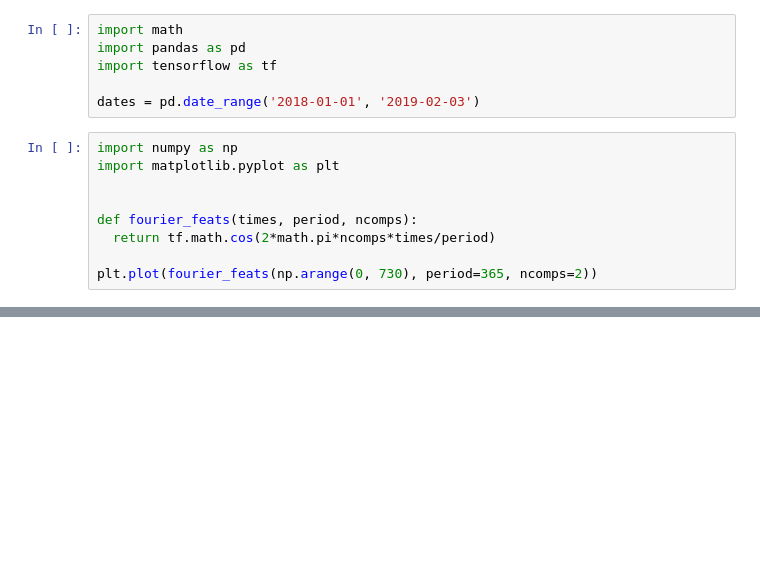
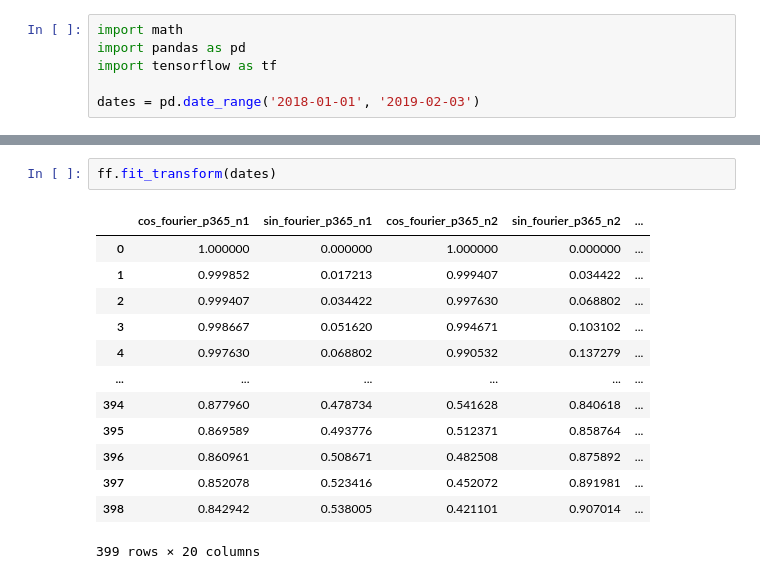
Before and after one commit to RoetGer/decisions-under-uncertainty, a Jupyter notebook: solved_problems.ipynb, the cells around one changed output, grey strips where cells are left out. Drawn from its saved outputs; the diff is of its cells as text; blank space fills up the shorter version.

```diff
--- a/solved_problems.ipynb
+++ b/solved_problems.ipynb
@@ -1756,12 +1756,3 @@ import pandas as pd
 import tensorflow as tf
 
 dates = pd.date_range('2018-01-01', '2019-02-03')
-# %%
-import numpy as np
-import matplotlib.pyplot as plt
-
-
-def fourier_feats(times, period, ncomps):
-  return tf.math.cos(2*math.pi*ncomps*times/period)
-
-plt.plot(fourier_feats(np.arange(0, 730), period=365, ncomps=2))
@@ -1770,0 +1906,16 @@ plt.plot(fourier_feats(np.arange(0, 730), period=365, ncomps=2))
+# %%
+ff.fit_transform(dates)
+# %% [output]
+|  | cos_fourier_p365_n1 | sin_fourier_p365_n1 | cos_fourier_p365_n2 | sin_fourier_p365_n2 | ... |
+| 0 | 1.000000 | 0.000000 | 1.000000 | 0.000000 | ... |
+| 1 | 0.999852 | 0.017213 | 0.999407 | 0.034422 | ... |
+| 2 | 0.999407 | 0.034422 | 0.997630 | 0.068802 | ... |
+| 3 | 0.998667 | 0.051620 | 0.994671 | 0.103102 | ... |
+| 4 | 0.997630 | 0.068802 | 0.990532 | 0.137279 | ... |
+| ... | ... | ... | ... | ... | ... |
+| 394 | 0.877960 | 0.478734 | 0.541628 | 0.840618 | ... |
+| 395 | 0.869589 | 0.493776 | 0.512371 | 0.858764 | ... |
+| 396 | 0.860961 | 0.508671 | 0.482508 | 0.875892 | ... |
+| 397 | 0.852078 | 0.523416 | 0.452072 | 0.891981 | ... |
+| 398 | 0.842942 | 0.538005 | 0.421101 | 0.907014 | ... |
+399 rows × 20 columns
```
Also changed, not shown: parts of 20 cells of this notebook.
